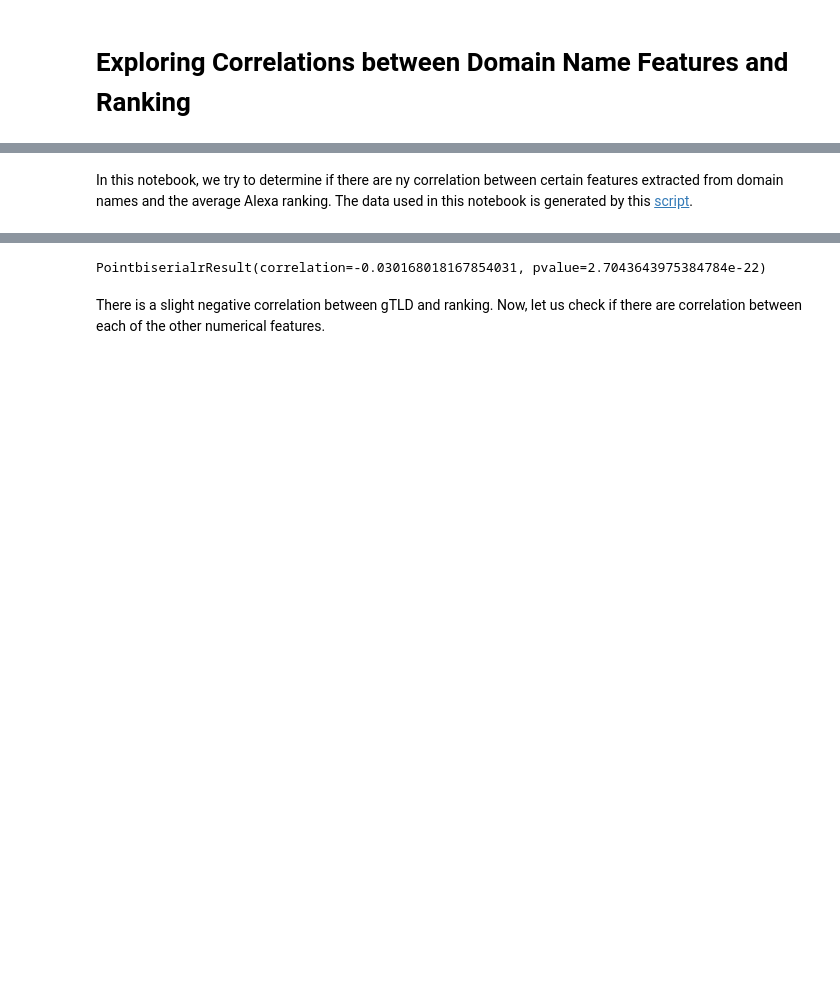
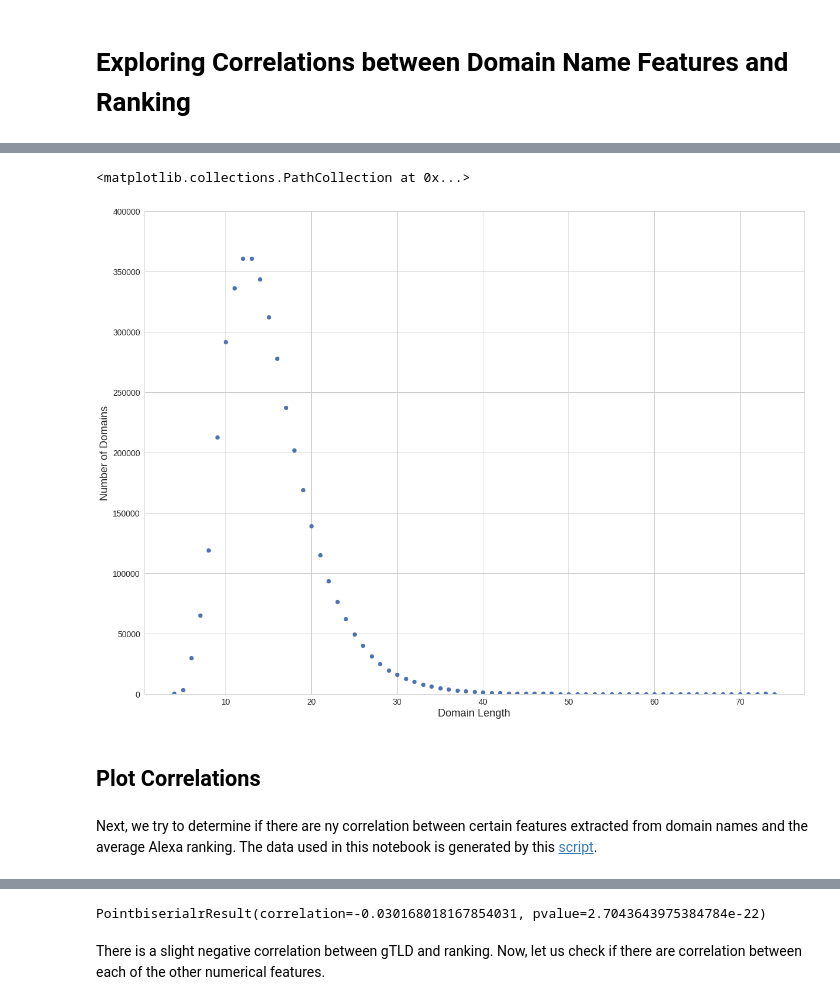
Before and after one commit to sheikhomar/mako, a Jupyter notebook: notebooks/02-oas-domain-name-correlation.ipynb, the cells around one changed output, grey strips where cells are left out. Drawn from its saved outputs; the diff is of its cells as text; code cells hidden in the pictures; blank space fills up the shorter version.

Commit message:
Make the notebook ready for presentation.

```diff
--- a/notebooks/02-oas-domain-name-correlation.ipynb
+++ b/notebooks/02-oas-domain-name-correlation.ipynb
@@ -8 +9,3 @@ import seaborn as sns
 %matplotlib inline
+# %%
+plt.style.use('seaborn-whitegrid')
@@ -8,0 +65,4 @@ import seaborn as sns
+# %%
+data_path = '../data/external/domain-len-dist.csv'
+df_domain_len_dist = pd.read_csv(data_path, names=['domain_length', 'count'])
+df_domain_len_dist.head()
@@ -9,4 +76,16 @@ import seaborn as sns
+# %%
+fig, ax = plt.subplots(figsize=(20, 15))
+plt.rcParams.update({'font.size': 18})
+ax.set_xlabel('Domain Length')
+ax.set_ylabel('Number of Domains')
+ax.set_ylim([0,400000])
+ax.scatter(df_domain_len_dist['domain_length'], df_domain_len_dist['count'])
+# %% [output]
+<matplotlib.collections.PathCollection at 0x...>
+[figure, added]
+# %% [markdown]
+## Plot Correlations
 # %% [markdown]
-In this notebook, we try to determine if there are ny correlation between certain features extracted from domain names and the average Alexa ranking. The data used in this notebook is generated by this [script](https://github.com/sheikhomar/mako/blob/master/src/data/spark/domain_features.py).
+Next, we try to determine if there are ny correlation between certain features extracted from domain names and the average Alexa ranking. The data used in this notebook is generated by this [script](https://github.com/sheikhomar/mako/blob/master/src/data/spark/domain_features.py).
 # %%
 data_path = '../data/external/combined-features.csv'
```
Also changed, not shown: parts of 22 cells of this notebook.
